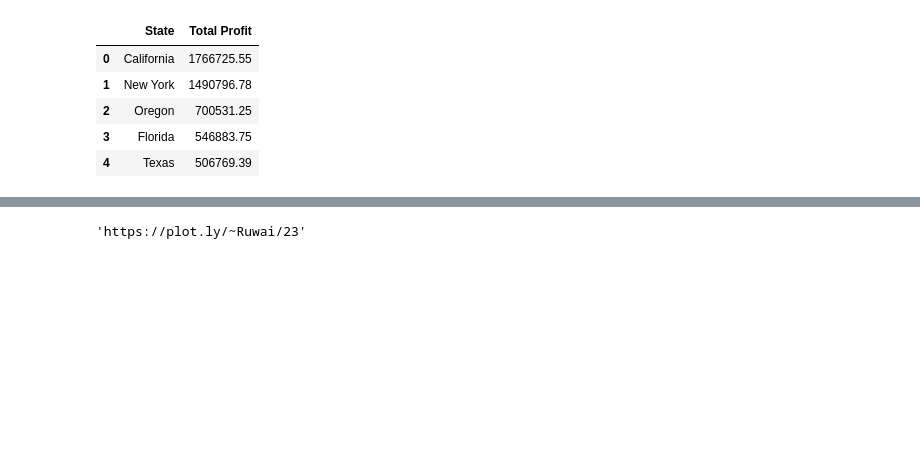
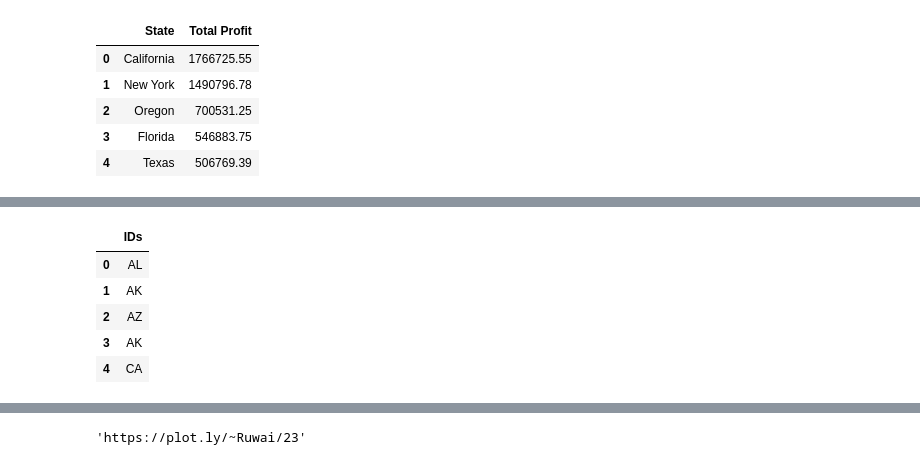
Before and after one commit to sealuwee/stockx-eda-2019, a Jupyter notebook: StockX EDA.ipynb, the cells around one changed output, grey strips where cells are left out. Saved outputs shown, nothing was run; the diff lists cells and outputs as text; code cells hidden in the pictures; blank space fills up the shorter version.

```diff
--- a/StockX EDA.ipynb
+++ b/StockX EDA.ipynb
@@ -384,0 +398,64 @@ yeezy_df.head()
+# %%
+#gotta add ID codes by states
+
+ids = [
+'AL',
+'AK',
+'AZ',
+'AK',
+'CA',
+'CO',
+'CT',
+'DE',
+'DC',
+'FL',
+'GA',
+'HI',
+'ID',
+'IL',
+'IN',
+'IA',
+'KS',
+'KY',
+'LA',
+'ME',
+'MD',
+'MA',
+'MI',
+'MN',
+'MS',
+'MO',
+'MT',
+'NE',
+'NV',
+'NH',
+'NJ',
+'NM',
+'NY',
+'NC',
+'ND',
+'OH',
+'OK',
+'OR',
+'PA',
+'RI',
+'SC',
+'SD',
+'TN',
+'TX',
+'UT',
+'VT',
+'VA',
+'WA',
+'WV',
+'WI',
+'WY']
+ids_l = pd.DataFrame(ids,columns={'IDs'})
+ids_l.head()
+# %% [output]
+|  | IDs |
+| 0 | AL |
+| 1 | AK |
+| 2 | AZ |
+| 3 | AK |
+| 4 | CA |
```
Also changed, not shown: parts of 3 cells of this notebook.
